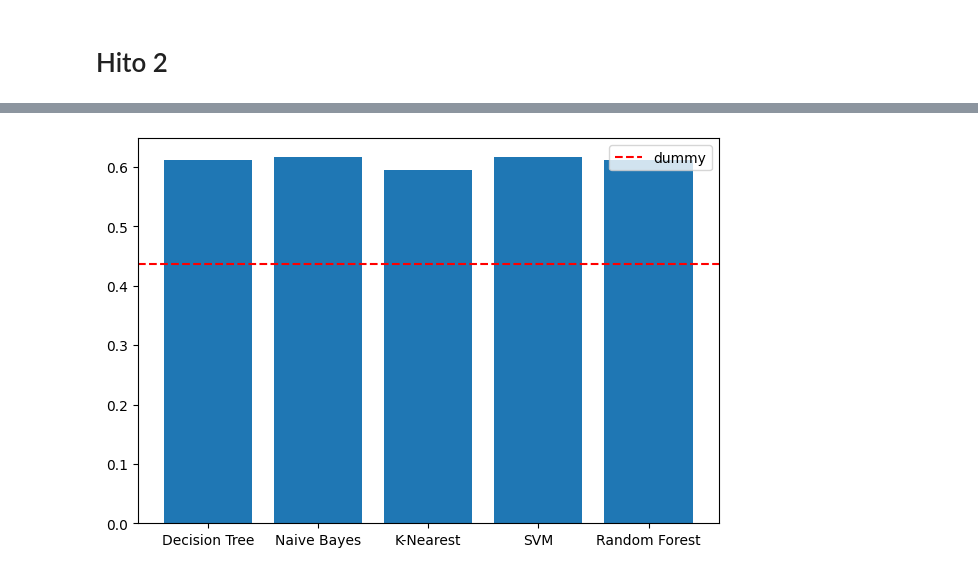
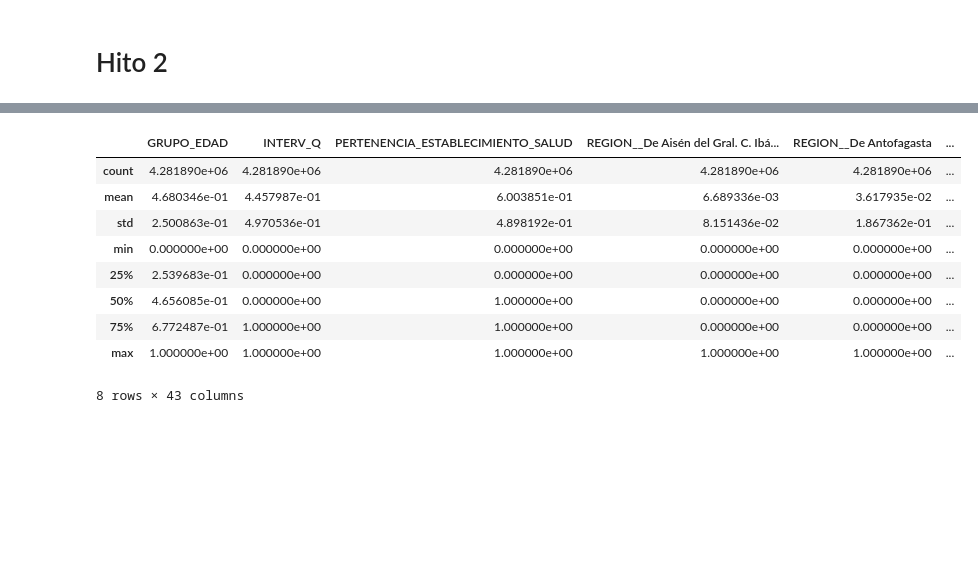
Before and after one commit to fco-marquez/proyecto-mineria, a Jupyter notebook: Hito2.ipynb, the cells around one changed output, grey strips where cells are left out. Saved outputs shown, nothing was run; the diff lists cells and outputs as text; code cells hidden in the pictures; blank space fills up the shorter version.

```diff
--- a/Hito2.ipynb
+++ b/Hito2.ipynb
@@ -359,16 +393,23 @@ Como los grupos etarios son un string que describe el rango utilizamos un diccio
 # %%
-mapeo_edades = {
-    'menor de un año': 0,
-    '1 a 9': 1,
-    '10 a 19': 2,
-    '20 a 29': 3,
-    '30 a 39': 4,
-    '40 a 49': 5,
-    '50 a 59': 6,
-    '60 a 69': 7,
-    '70 a 79': 8,
-    '80 a 89': 9,
-    '90 y más': 10
+from sklearn.preprocessing import MinMaxScaler
+
+# Definir un diccionario para mapear los rangos de edad a sus valores medios
+edad_mapping = {
+    'menor de un año': 0.5,
+    '1 a 9': 5,
+    '10 a 19': 14.5,
+    '20 a 29': 24.5,
+    '30 a 39': 34.5,
+    '40 a 49': 44.5,
+    '50 a 59': 54.5,
+    '60 a 69': 64.5,
+    '70 a 79': 74.5,
+    '80 a 89': 84.5,
+    '90 y más': 95
 }
 
-ds_numeric['GRUPO_EDAD'] = ds_numeric['GRUPO_EDAD'].map(mapeo_edades)
+# Aplicar el mapeo a la columna "GRUPO_EDAD"
+df_cluster['GRUPO_EDAD'] = df_cluster['GRUPO_EDAD'].map(edad_mapping)
+# Normalizar la columna "GRUPO_EDAD" usando MinMaxScaler
+scaler = MinMaxScaler()
+df_cluster['GRUPO_EDAD'] = scaler.fit_transform(df_cluster[['GRUPO_EDAD']])
@@ -578,16 +416,23 @@ Estancia Prolongada       0.14      0.14      0.14      4543
-# %%
-dt_acc = accuracy_score(y_test, clf.predict(X_test))
-
-fig, ax = plt.subplots(figsize=(7.5, 5))
-
-accuracies = [dt_acc, nb_acc, kn_acc, sv_acc, rd_acc]
-classifires = ['Decision Tree', 'Naive Bayes', 'K-Nearest', 'SVM', 'Random Forest']
-
-ax.bar(classifires, accuracies)
-ax.axhline(dm_acc, color='r', linestyle='--', label='dummy')
-
-ax.legend()
-
-plt.show()
-# %% [output]
-[figure, removed]
+# %%
+df_cluster = df_cluster[['GRUPO_EDAD','INTERV_Q','SEXO','PERTENENCIA_ESTABLECIMIENTO_SALUD','DIAG1', 'GLOSA_REGION_RESIDENCIA']]
+# One Hot Encoding para "PERTENENCIA_ESTABLECIMIENTO_SALUD"
+df_cluster = pd.get_dummies(df_cluster, columns=['GLOSA_REGION_RESIDENCIA'], prefix='REGION_', dtype = int)
+
+# One Hot Encoding para "SEXO"
+df_cluster = pd.get_dummies(df_cluster, columns=['SEXO'], prefix='SEXO', dtype = int)
+
+# One Hot Encoding para "DIAG1"
+df_cluster = pd.get_dummies(df_cluster, columns=['DIAG1'], prefix='DIAG', dtype = int)
+
+df_cluster.describe(include = 'all')
+# %% [output]
+|  | GRUPO_EDAD | INTERV_Q | PERTENENCIA_ESTABLECIMIENTO_SALUD | REGION__De Aisén del Gral. C. Ibá... | REGION__De Antofagasta | ... |
+| count | 4.281890e+06 | 4.281890e+06 | 4.281890e+06 | 4.281890e+06 | 4.281890e+06 | ... |
+| mean | 4.680346e-01 | 4.457987e-01 | 6.003851e-01 | 6.689336e-03 | 3.617935e-02 | ... |
+| std | 2.500863e-01 | 4.970536e-01 | 4.898192e-01 | 8.151436e-02 | 1.867362e-01 | ... |
+| min | 0.000000e+00 | 0.000000e+00 | 0.000000e+00 | 0.000000e+00 | 0.000000e+00 | ... |
+| 25% | 2.539683e-01 | 0.000000e+00 | 0.000000e+00 | 0.000000e+00 | 0.000000e+00 | ... |
+| 50% | 4.656085e-01 | 0.000000e+00 | 1.000000e+00 | 0.000000e+00 | 0.000000e+00 | ... |
+| 75% | 6.772487e-01 | 1.000000e+00 | 1.000000e+00 | 0.000000e+00 | 0.000000e+00 | ... |
+| max | 1.000000e+00 | 1.000000e+00 | 1.000000e+00 | 1.000000e+00 | 1.000000e+00 | ... |
+8 rows × 43 columns
```
Also changed, not shown: parts of 29 cells of this notebook, 1 other file.
